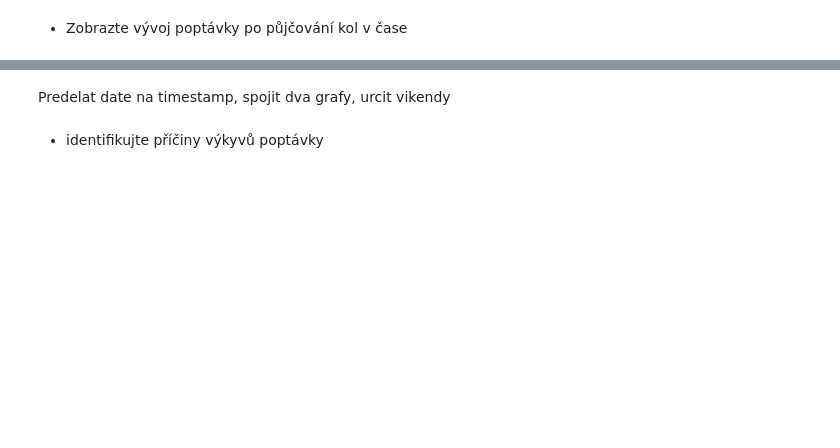
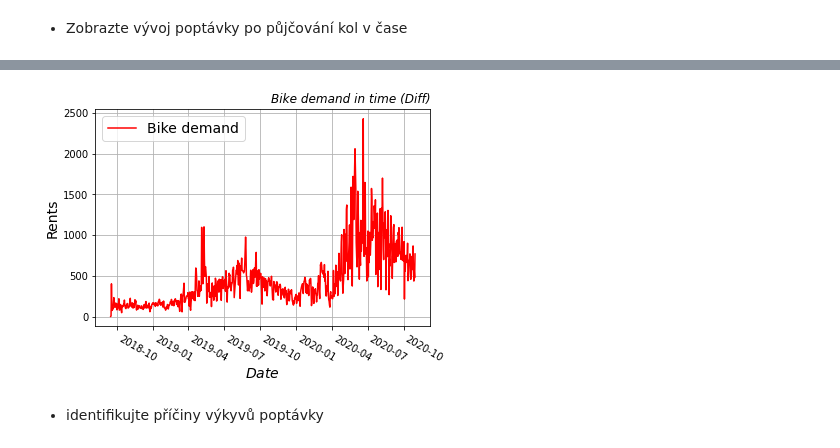
Before and after one commit to tompoles/Portfolio, a Jupyter notebook: Edinbourgh_bikes_engeto_project.ipynb, the cells around one changed output, grey strips where cells are left out. Drawn from its saved outputs; the diff is of its cells as text; code cells hidden in the pictures; blank space fills up the shorter version.

```diff
--- a/Edinbourgh_bikes_engeto_project.ipynb
+++ b/Edinbourgh_bikes_engeto_project.ipynb
@@ -152,8 +274,6 @@ df = edinburgh_bikes_df.join(pd.concat(attrgetter(*fields)(edinburgh_bikes_df['s
 df.drop(columns=['started_at'], inplace=True)
 DF_dem =df[['date', 'time','start_station_name', 'end_station_name', 'duration']]
 df_dem = DF_dem .groupby('date', as_index=False).agg({'start_station_name':'count'}).rename(columns={'start_station_name':'Rent count'})
-# %% [markdown]
-Predelat date na timestamp, spojit dva grafy, urcit vikendy
 # %%
 #  zmena datoveho typu
 df_dem['date'] = df_dem['date'].astype('datetime64')
@@ -162,12 +280,16 @@ df_dem.info()
 # %%
 # graf vyuziti kol v case
-plt.plot(df_dem['Rent count'], label='Bike demand', color='red')
+x = df_dem['date']
+y = df_dem['Rent count']
+plt.plot(x,y, label='Bike demand', color='red')
 # plt.plot(ew_df1, label='Bike demand', color='blue')
 plt.title('Bike demand in time (Diff)', x=1, loc='right', fontstyle='italic')
 plt.xlabel('$Date$', fontsize=14)
 plt.ylabel('Rents', fontsize=14)
 plt.xticks(rotation=-30, ha='left')
 plt.legend(fontsize=14, ncol=2)
 plt.grid()
 plt.show()
+# %% [output]
+[figure, added]
 # %%
```
Also changed, not shown: parts of 22 cells of this notebook.
